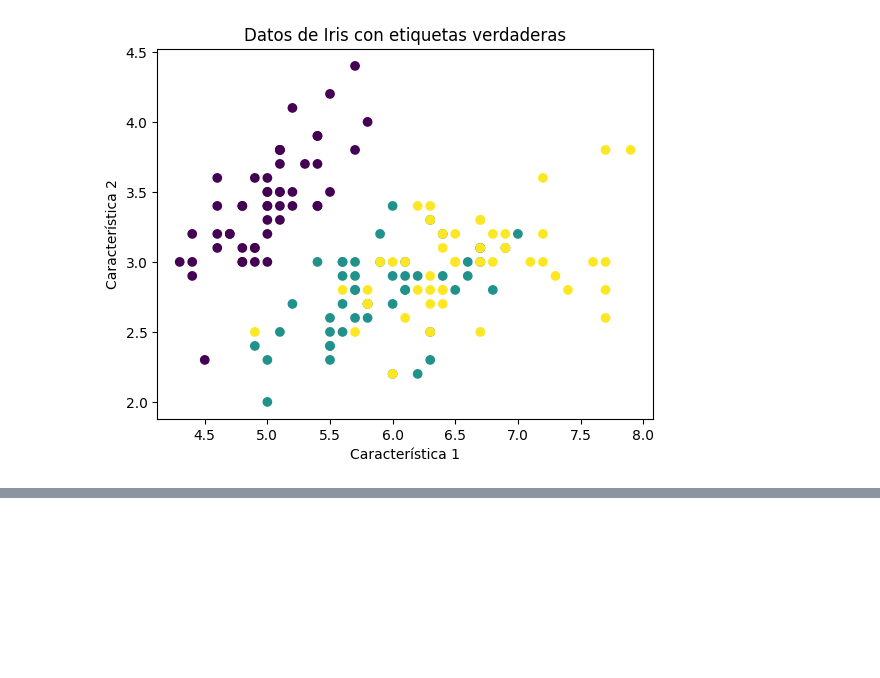
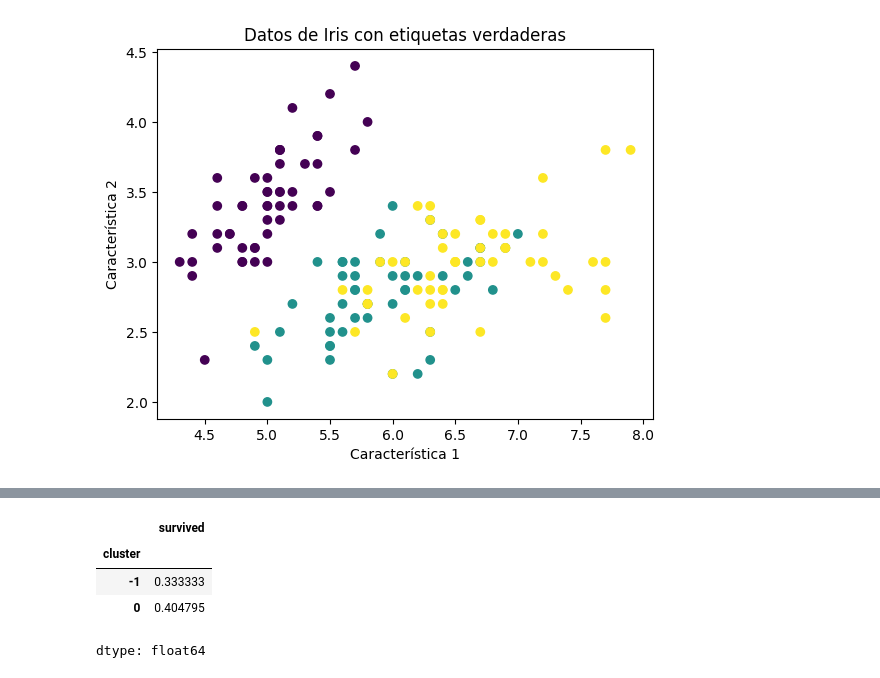
Before and after one commit to davidlealo/sic_ai_2025_sept, a Jupyter notebook: 3_machine_learning/clase_18.ipynb, the cells around one changed output, grey strips where cells are left out. Saved outputs shown, nothing was run; the diff lists cells and outputs as text; code cells hidden in the pictures; blank space fills up the shorter version.

```diff
--- a/3_machine_learning/clase_18.ipynb
+++ b/3_machine_learning/clase_18.ipynb
@@ -258,0 +501,10 @@ plt.show()
+# %%
+df_filtered = df.loc[data.index]
+df_filtered['cluster'] = labels
+df_filtered.groupby('cluster')['survived'].mean()
+# %% [output]
+|  | survived |
+| cluster |  |
+| -1 | 0.333333 |
+| 0 | 0.404795 |
+dtype: float64
```
Also changed, not shown: parts of 11 cells of this notebook.
